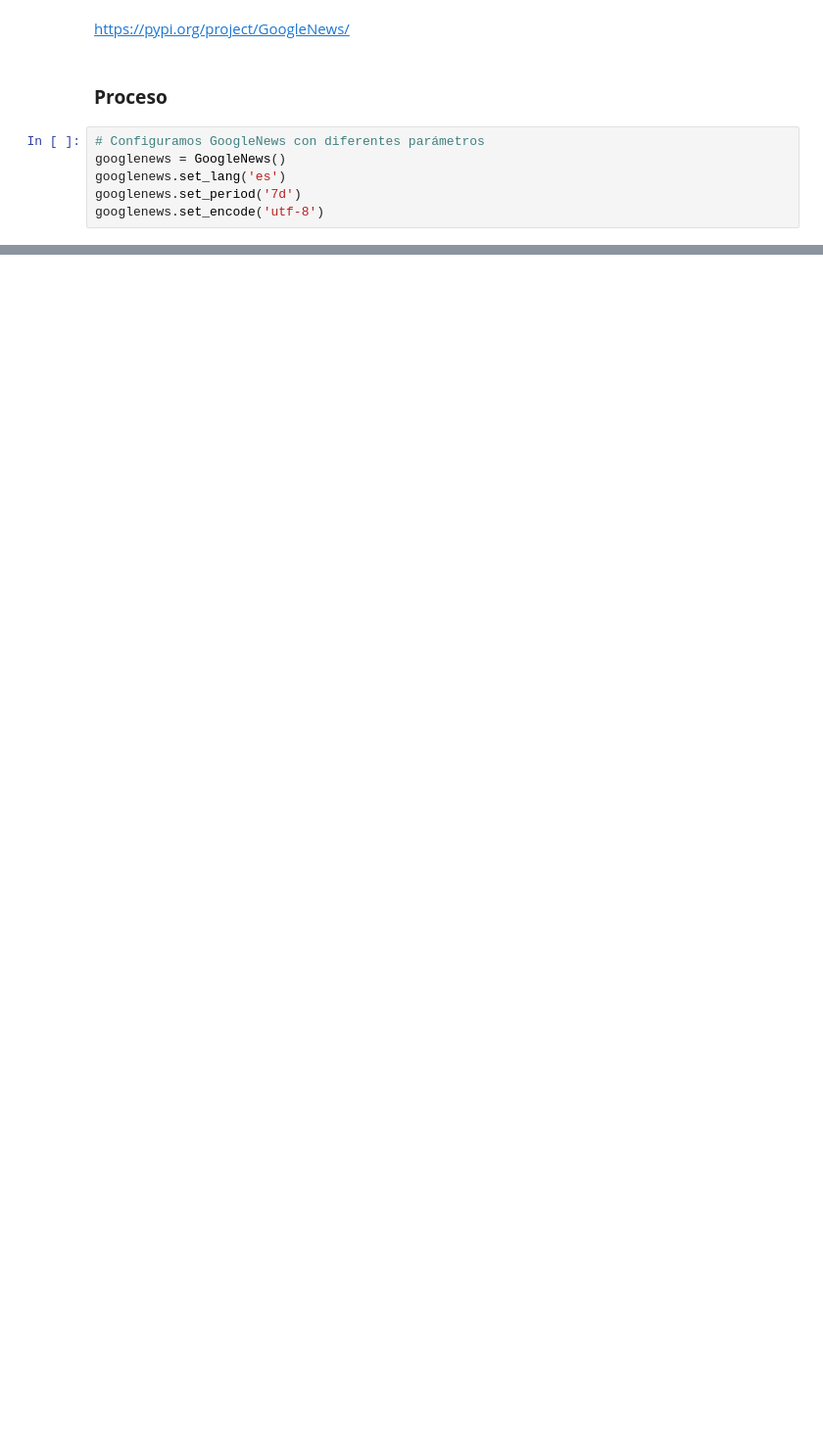
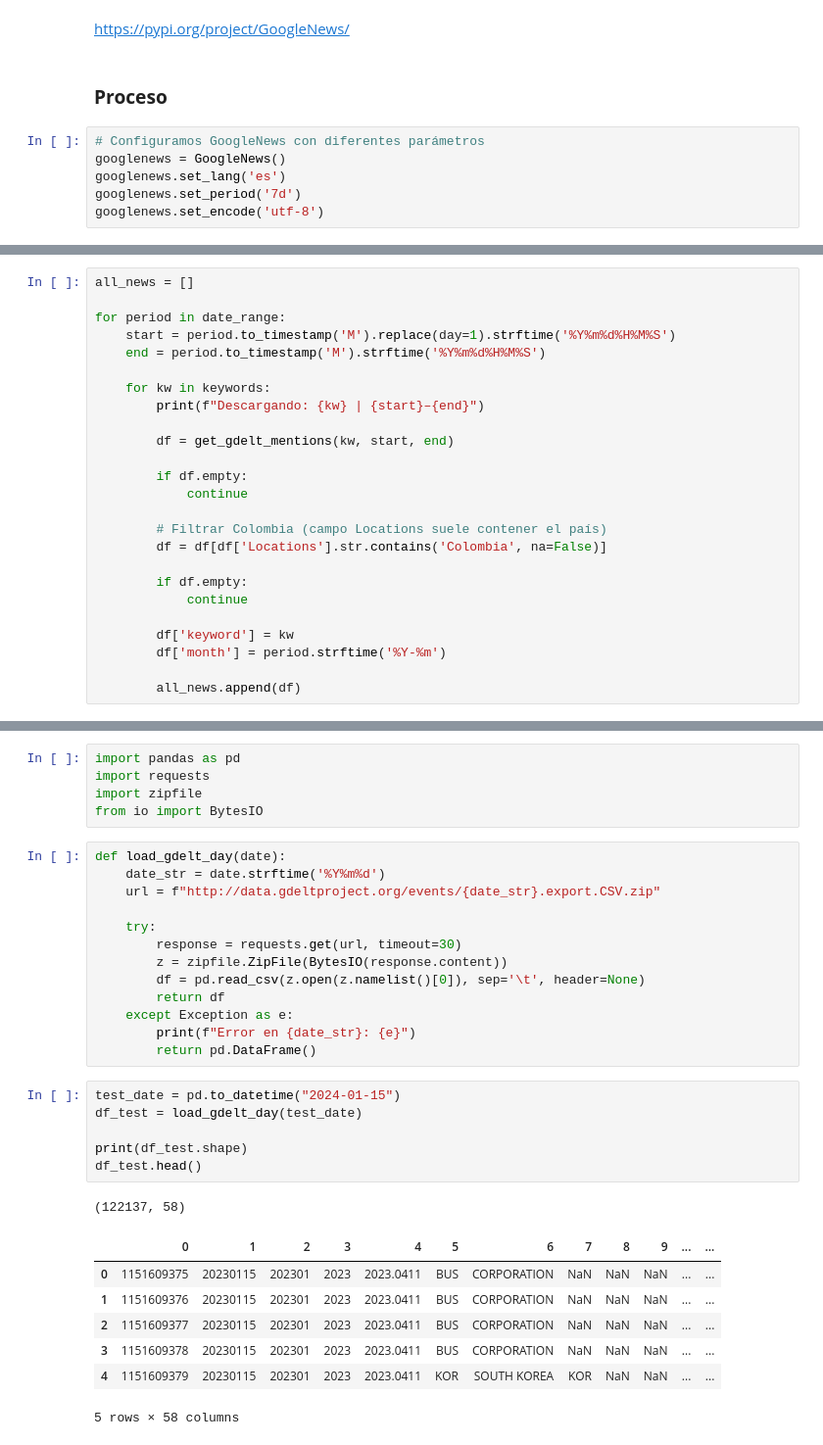
Before and after one commit to shaka03/bot_futuros, a Jupyter notebook: notebooks/APINews.ipynb, the cells around one changed output, grey strips where cells are left out. Shown at 98% size. Cells and saved outputs as stored; diff of their text form; blank space fills up the shorter version.

```diff
--- a/notebooks/APINews.ipynb
+++ b/notebooks/APINews.ipynb
@@ -36,0 +117,25 @@ googlenews.results()
+# %%
+all_news = []
+
+for period in date_range:
+    start = period.to_timestamp('M').replace(day=1).strftime('%Y%m%d%H%M%S')
+    end = period.to_timestamp('M').strftime('%Y%m%d%H%M%S')
+
+    for kw in keywords:
+        print(f"Descargando: {kw} | {start}–{end}")
+
+        df = get_gdelt_mentions(kw, start, end)
+
+        if df.empty:
+            continue
+
+        # Filtrar Colombia (campo Locations suele contener el país)
+        df = df[df['Locations'].str.contains('Colombia', na=False)]
+
+        if df.empty:
+            continue
+
+        df['keyword'] = kw
+        df['month'] = period.strftime('%Y-%m')
+
+        all_news.append(df)
@@ -36,0 +182,33 @@ googlenews.results()
+# %%
+import pandas as pd
+import requests
+import zipfile
+from io import BytesIO
+# %%
+def load_gdelt_day(date):
+    date_str = date.strftime('%Y%m%d')
+    url = f"http://data.gdeltproject.org/events/{date_str}.export.CSV.zip"
+
+    try:
+        response = requests.get(url, timeout=30)
+        z = zipfile.ZipFile(BytesIO(response.content))
+        df = pd.read_csv(z.open(z.namelist()[0]), sep='\t', header=None)
+        return df
+    except Exception as e:
+        print(f"Error en {date_str}: {e}")
+        return pd.DataFrame()
+# %%
+test_date = pd.to_datetime("2024-01-15")
+df_test = load_gdelt_day(test_date)
+
+print(df_test.shape)
+df_test.head()
+# %% [output]
+(122137, 58)
+|  | 0 | 1 | 2 | 3 | 4 | 5 | 6 | 7 | 8 | 9 | ... | ... |
+| 0 | 1151609375 | 20230115 | 202301 | 2023 | 2023.0411 | BUS | CORPORATION | NaN | NaN | NaN | ... | ... |
+| 1 | 1151609376 | 20230115 | 202301 | 2023 | 2023.0411 | BUS | CORPORATION | NaN | NaN | NaN | ... | ... |
+| 2 | 1151609377 | 20230115 | 202301 | 2023 | 2023.0411 | BUS | CORPORATION | NaN | NaN | NaN | ... | ... |
+| 3 | 1151609378 | 20230115 | 202301 | 2023 | 2023.0411 | BUS | CORPORATION | NaN | NaN | NaN | ... | ... |
+| 4 | 1151609379 | 20230115 | 202301 | 2023 | 2023.0411 | KOR | SOUTH KOREA | KOR | NaN | NaN | ... | ... |
+5 rows × 58 columns
```
Also changed, not shown: parts of 37 cells of this notebook.
